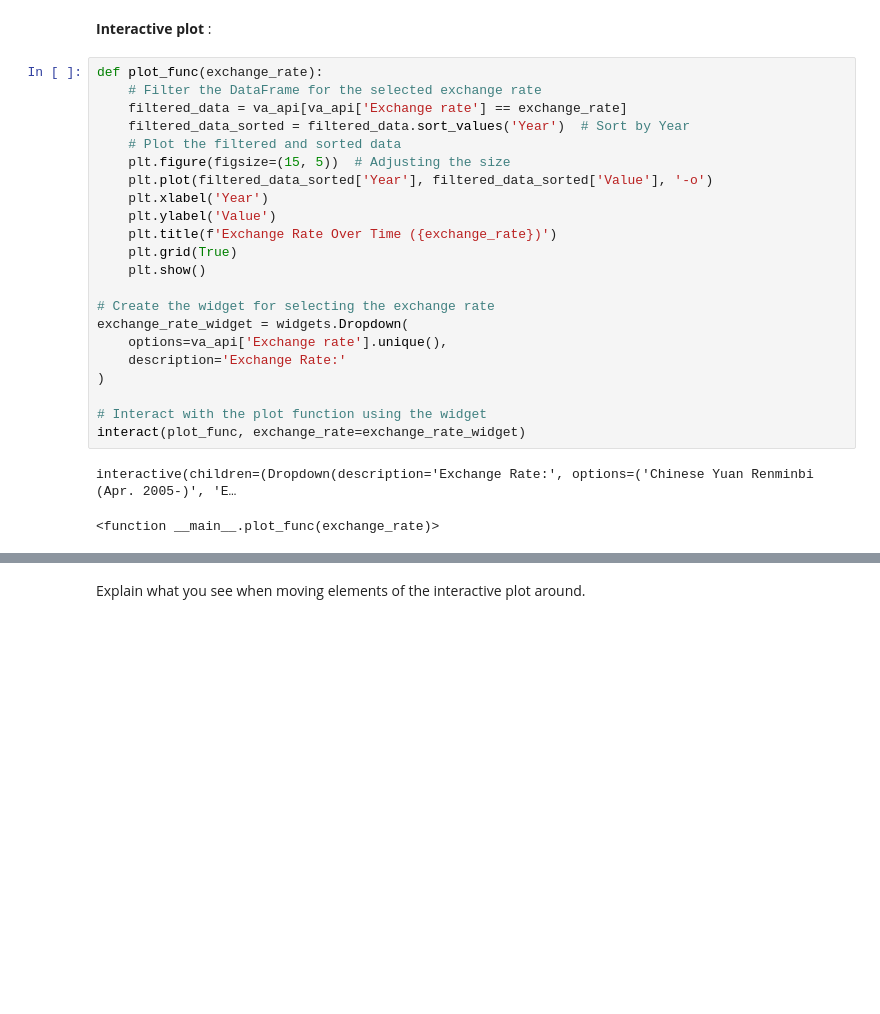
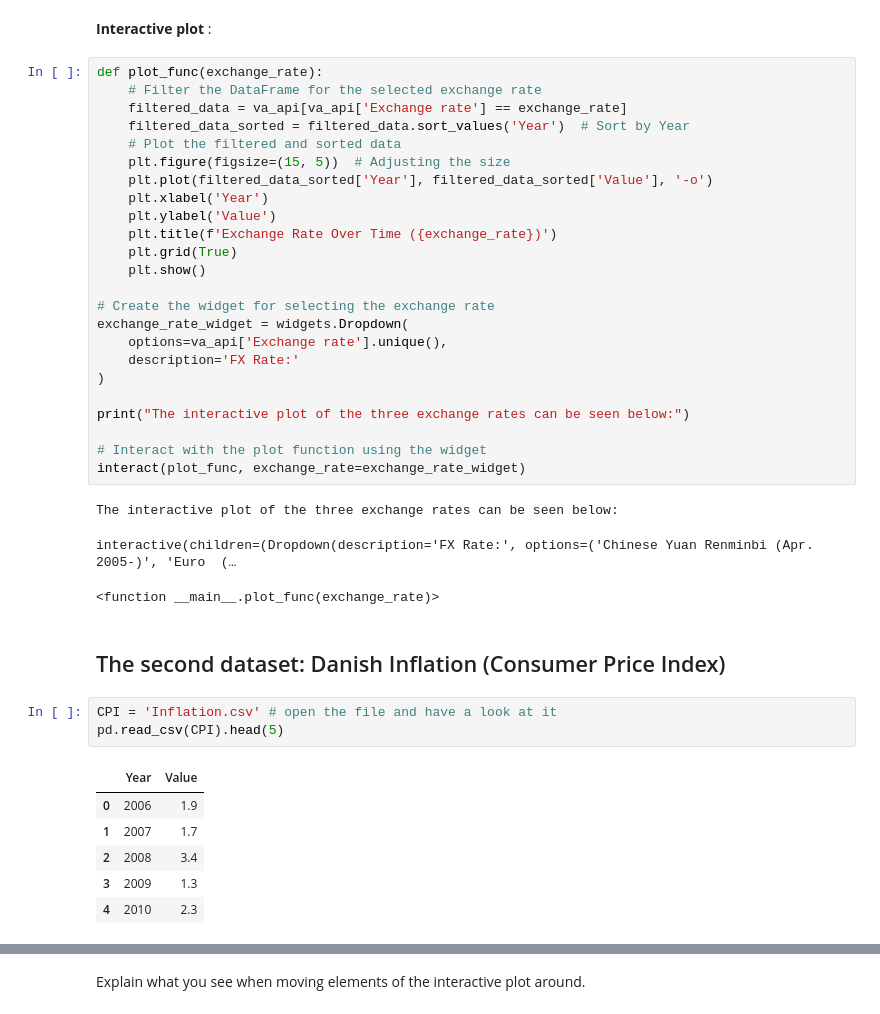
Before and after one commit to NumEconCopenhagen/projects-2024-sheng-og-anton, a Jupyter notebook: dataproject/dataproject.ipynb, the cells around one changed output, grey strips where cells are left out. Saved outputs shown, nothing was run; the diff lists cells and outputs as text; blank space fills up the shorter version.

Commit message:
Imported inflation

```diff
--- a/dataproject/dataproject.ipynb
+++ b/dataproject/dataproject.ipynb
@@ -249,11 +268,26 @@ def plot_func(exchange_rate):
 # Create the widget for selecting the exchange rate
 exchange_rate_widget = widgets.Dropdown(
     options=va_api['Exchange rate'].unique(),
-    description='Exchange Rate:'
+    description='FX Rate:'
 )
+
+print("The interactive plot of the three exchange rates can be seen below:")
 
 # Interact with the plot function using the widget
 interact(plot_func, exchange_rate=exchange_rate_widget)
 # %% [output]
-interactive(children=(Dropdown(description='Exchange Rate:', options=('Chinese Yuan Renminbi (Apr. 2005-)', 'E…
+The interactive plot of the three exchange rates can be seen below:
-<function __main__.plot_func(exchange_rate)>
+interactive(children=(Dropdown(description='FX Rate:', options=('Chinese Yuan Renminbi (Apr. 2005-)', 'Euro  (…
+<function __main__.plot_func(exchange_rate)>
+# %% [markdown]
+## The second dataset: Danish Inflation (Consumer Price Index)
+# %%
+CPI = 'Inflation.csv' # open the file and have a look at it
+pd.read_csv(CPI).head(5)
+# %% [output]
+|  | Year | Value |
+| 0 | 2006 | 1.9 |
+| 1 | 2007 | 1.7 |
+| 2 | 2008 | 3.4 |
+| 3 | 2009 | 1.3 |
+| 4 | 2010 | 2.3 |
```
Also changed, not shown: parts of 6 cells of this notebook, 3 other files.
